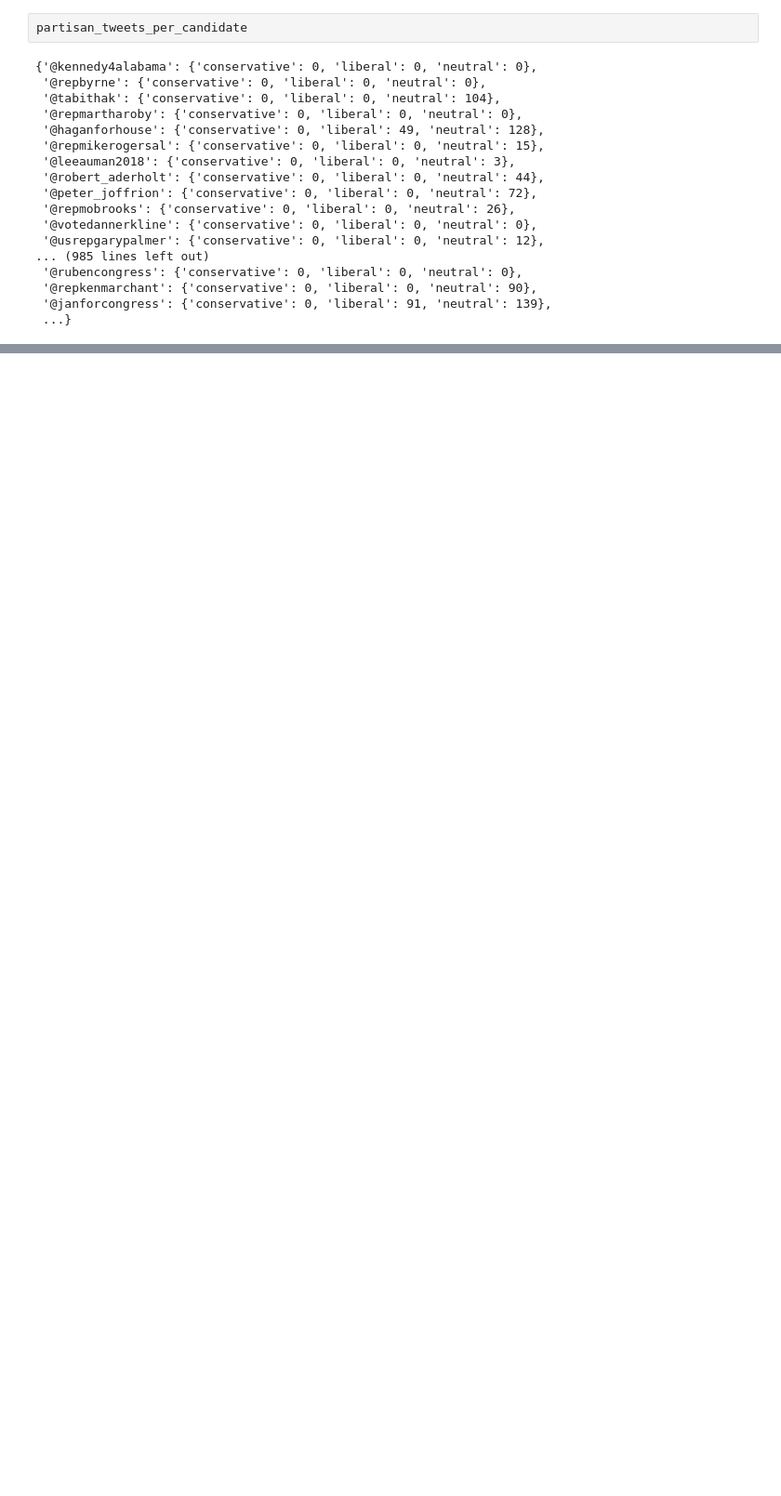
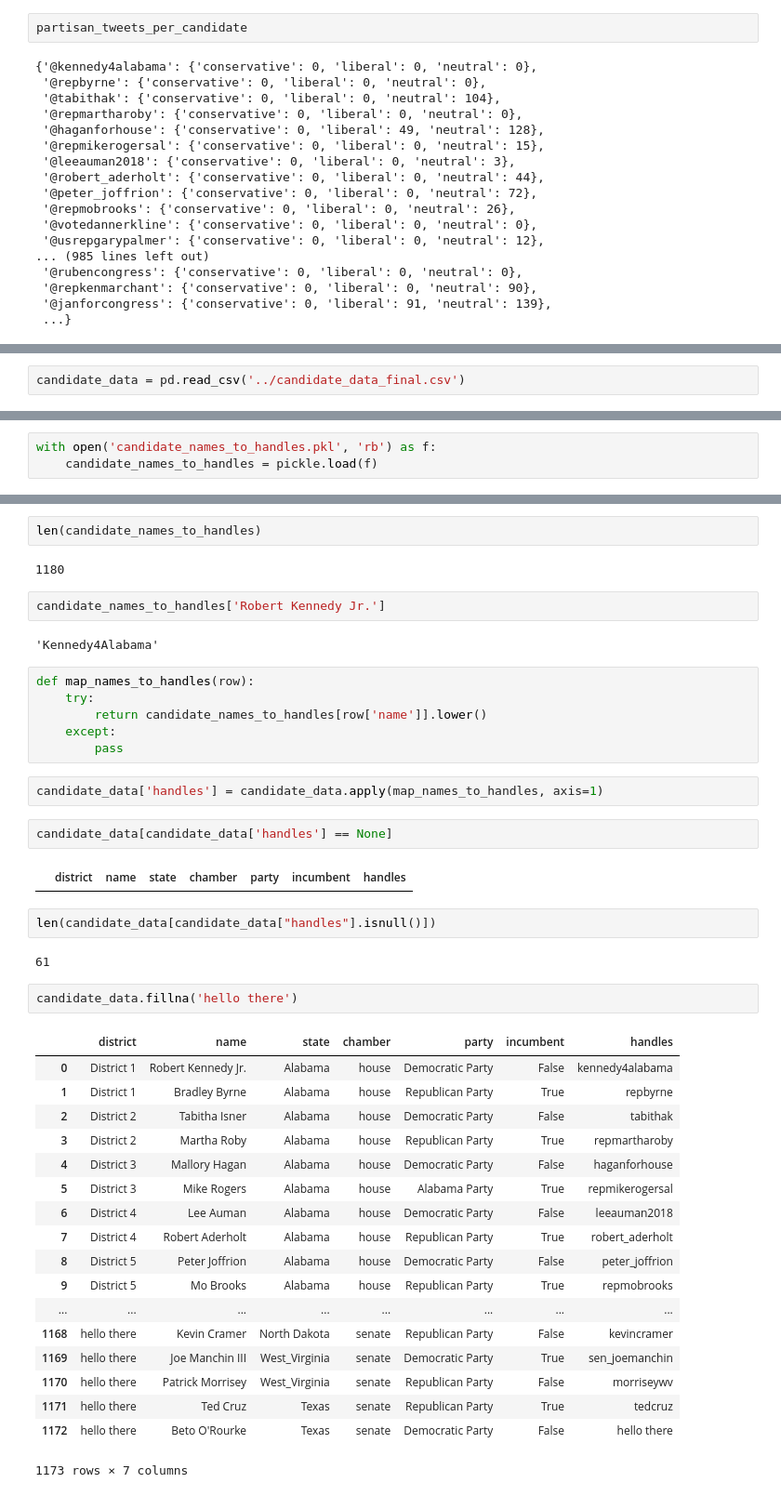
Before and after one commit to andrew-shackelford/Harvard_Twitter_Research_2018, a Jupyter notebook: midterm_predictions/midterm_predictions.ipynb, the cells around one changed output, grey strips where cells are left out. Shown at 93% size. Saved outputs shown, nothing was run; the diff lists cells and outputs as text; blank space fills up the shorter version.

```diff
--- a/midterm_predictions/midterm_predictions.ipynb
+++ b/midterm_predictions/midterm_predictions.ipynb
@@ -278,0 +271,2 @@ partisan_tweets_per_candidate
+# %%
+candidate_data = pd.read_csv('../candidate_data_final.csv')
@@ -278,0 +294,3 @@ partisan_tweets_per_candidate
+# %%
+with open('candidate_names_to_handles.pkl', 'rb') as f:
+    candidate_names_to_handles = pickle.load(f)
@@ -278,0 +318,45 @@ partisan_tweets_per_candidate
+# %%
+len(candidate_names_to_handles)
+# %% [output]
+1180
+# %%
+candidate_names_to_handles['Robert Kennedy Jr.']
+# %% [output]
+'Kennedy4Alabama'
+# %%
+def map_names_to_handles(row):
+    try:
+        return candidate_names_to_handles[row['name']].lower()
+    except:
+        pass
+# %%
+candidate_data['handles'] = candidate_data.apply(map_names_to_handles, axis=1)
+# %%
+candidate_data[candidate_data['handles'] == None]
+# %% [output]
+|  | district | name | state | chamber | party | incumbent | handles |
+# %%
+len(candidate_data[candidate_data["handles"].isnull()])
+# %% [output]
+61
+# %%
+candidate_data.fillna('hello there')
+# %% [output]
+|  | district | name | state | chamber | party | incumbent | handles |
+| 0 | District 1 | Robert Kennedy Jr. | Alabama | house | Democratic Party | False | kennedy4alabama |
+| 1 | District 1 | Bradley Byrne | Alabama | house | Republican Party | True | repbyrne |
+| 2 | District 2 | Tabitha Isner | Alabama | house | Democratic Party | False | tabithak |
+| 3 | District 2 | Martha Roby | Alabama | house | Republican Party | True | repmartharoby |
+| 4 | District 3 | Mallory Hagan | Alabama | house | Democratic Party | False | haganforhouse |
+| 5 | District 3 | Mike Rogers | Alabama | house | Alabama Party | True | repmikerogersal |
+| 6 | District 4 | Lee Auman | Alabama | house | Democratic Party | False | leeauman2018 |
+| 7 | District 4 | Robert Aderholt | Alabama | house | Republican Party | True | robert_aderholt |
+| 8 | District 5 | Peter Joffrion | Alabama | house | Democratic Party | False | peter_joffrion |
+| 9 | District 5 | Mo Brooks | Alabama | house | Republican Party | True | repmobrooks |
+| ... | ... | ... | ... | ... | ... | ... | ... |
+| 1168 | hello there | Kevin Cramer | North Dakota | senate | Republican Party | False | kevincramer |
+| 1169 | hello there | Joe Manchin III | West_Virginia | senate | Democratic Party | True | sen_joemanchin |
+| 1170 | hello there | Patrick Morrisey | West_Virginia | senate | Republican Party | False | morriseywv |
+| 1171 | hello there | Ted Cruz | Texas | senate | Republican Party | True | tedcruz |
+| 1172 | hello there | Beto O'Rourke | Texas | senate | Democratic Party | False | hello there |
+1173 rows × 7 columns
```
Also changed, not shown: parts of 23 cells of this notebook, 1 other file.
